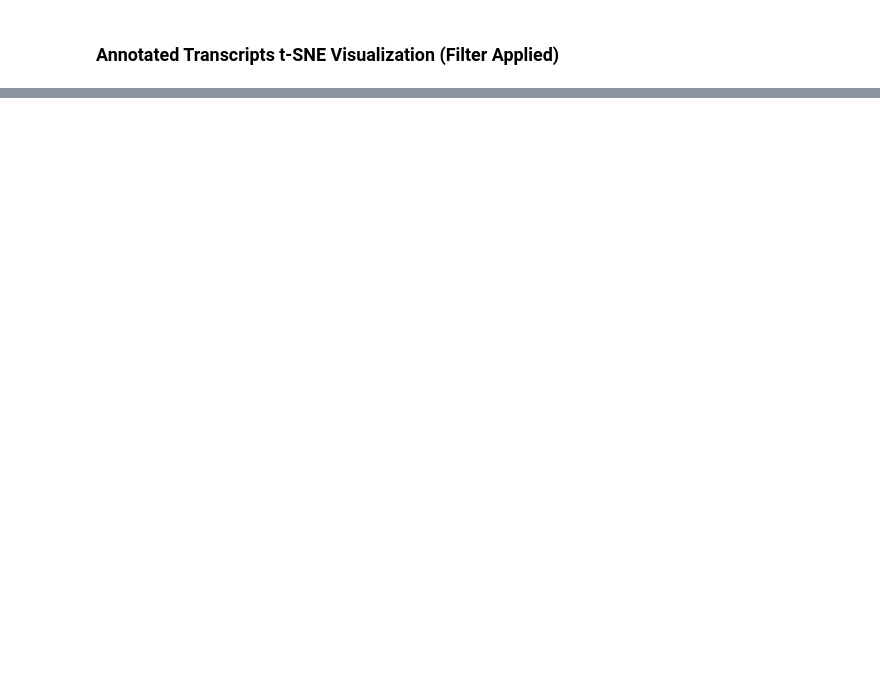
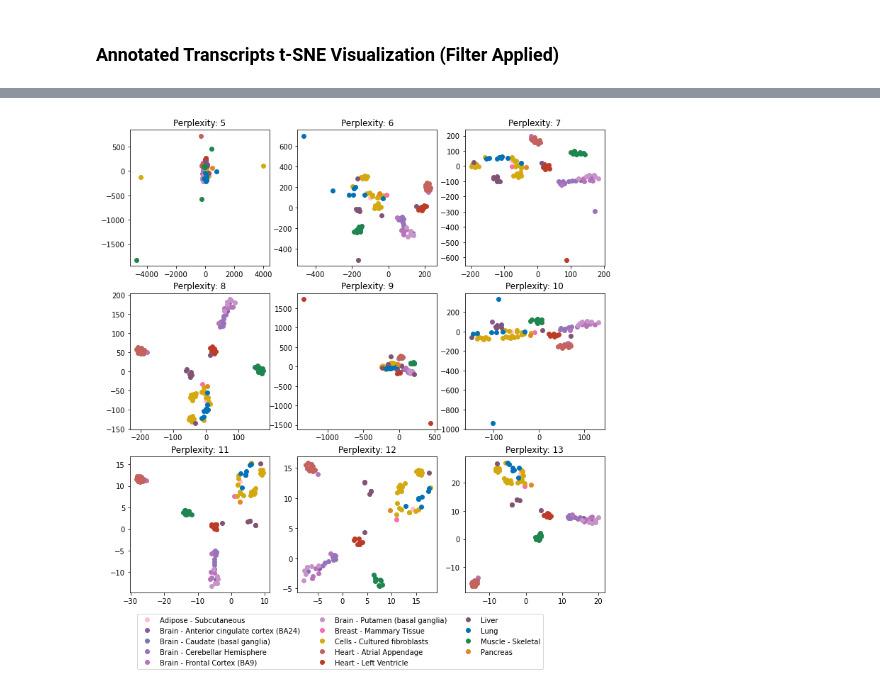
Before and after one commit to MingyiXia9717/gtex_v9_data_analysis, a Jupyter notebook: FLAIR/work_in_progress/flair_quant_tSNE.ipynb, the cells around one changed output, grey strips where cells are left out. Cells and saved outputs as stored; diff of their text form; code cells hidden in the pictures; blank space fills up the shorter version.

```diff
--- a/FLAIR/work_in_progress/flair_quant_tSNE.ipynb
+++ b/FLAIR/work_in_progress/flair_quant_tSNE.ipynb
@@ -278,0 +296,7 @@ test_perplexity(annotated_filtered_pc_initialized, annotated_perplexities_to_tes
+# %%
+novel_transcript_express_tissue_clean_filtered_no_PCA = novel_transcript_express_tissue_clean_filtered.iloc[:,2:] #transcript quantification data only
+novel_transcript_express_tissue_clean_filtered_no_PCA = novel_transcript_express_tissue_clean_filtered_no_PCA.astype('float') #change data type from object to numeric
+# %%
+test_perplexity(novel_transcript_express_tissue_clean_filtered_no_PCA, novel_perplexities_to_test_l1)
+# %% [output]
+[figure, added]
```
Also changed, not shown: parts of 23 cells of this notebook.
